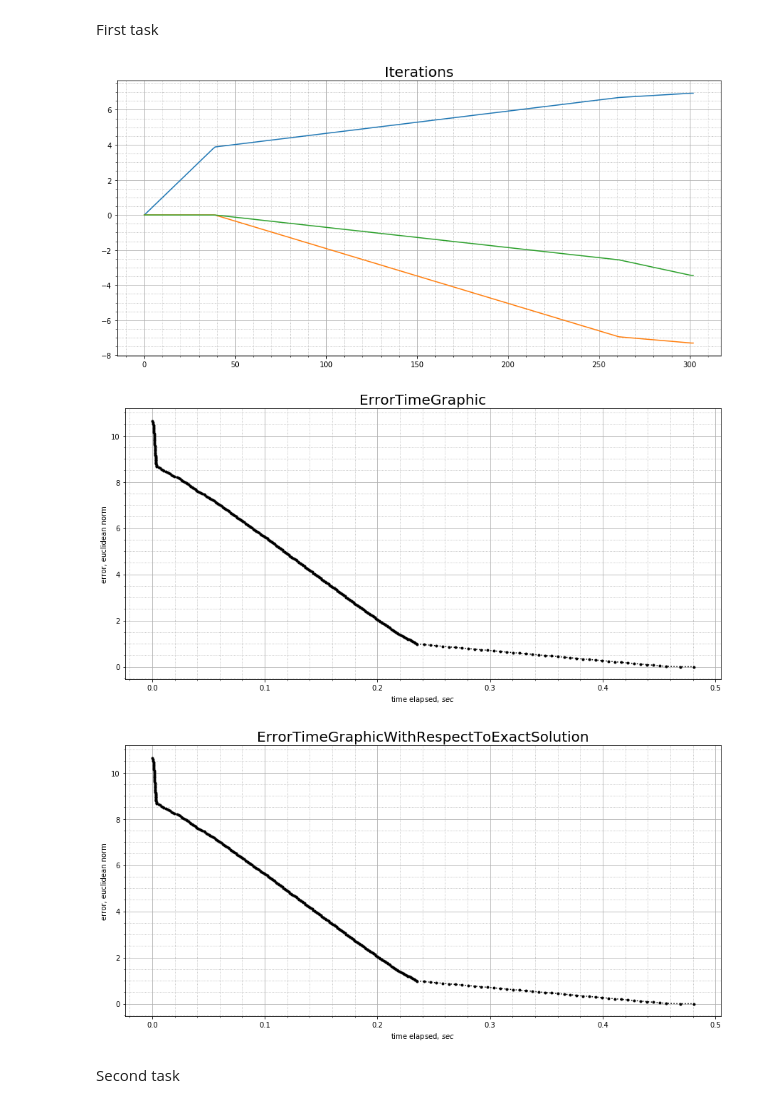
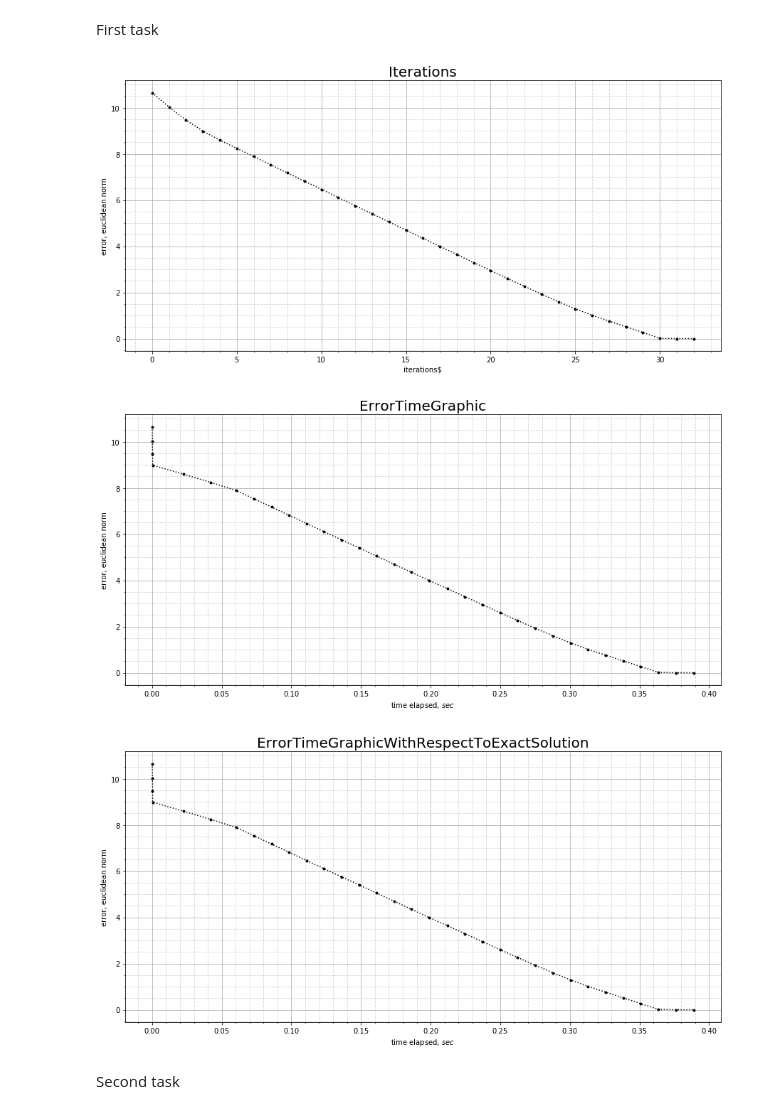
Before and after one commit to KaEuAn/ConvexOptimisationProject, a Jupyter notebook: MethodsOptimisationRealisation.ipynb, the cells around one changed output. Drawn from its saved outputs; the diff is of its cells as text; code cells hidden in the pictures.

```diff
--- a/MethodsOptimisationRealisation.ipynb
+++ b/MethodsOptimisationRealisation.ipynb
@@ -10,42 +10,44 @@ First task
 import numpy as np
 from opt_project import task_1
 from opt_project.methods.first_order_methods import simple_gd
+from opt_project.methods.first_order_methods.step_sizes import ArmijoStepSize
 from opt_project.methods.first_order_methods.step_sizes import ConstantStepSize
 from opt_project.stop_criterias import ydiff_stop_crit
 
 a = np.array([1., 0., 0.])
 b = np.array([1,])
 F = np.array([
     [76.3402909013, 27.3236913435, 10.0695823542],
     [-27.5962812192, -62.9012921655, 17.7348207564],
     [-26.2012001069, 19.1239055741, 58.1525657745],
     [-22.5428095751, 16.4536952479, -85.9569688851]
 ])
 g = np.array([
     295.7266088536,
     206.8060288566,
     22.2680415867,
     19.1588255138
 ])
 
 oracle = task_1.first_order_oracle(a, b)
 constraints = task_1.constraints(F, g)
 criteria = ydiff_stop_crit(0.0001)
 
 gradient_descent_task = simple_gd(oracle, constraints)
 gradient_descent_task.set_init_position(np.array([0.,0.,0.]))
-gradient_descent_task.set_step_size(ConstantStepSize(0.1))
+stp_size = ConstantStepSize(alpha=1)
+gradient_descent_task.set_step_size(stp_size)
 
 result = gradient_descent_task.make(criteria)
-result.Show("Iterations")
+result.ShowIterations("Iterations")
 result.ShowTime("ErrorTimeGraphic")
 exact_solution = np.array([6.941866360728454, -7.303665236134947, -3.441492677150564])
 result.InitializeExactSolution(exact_solution)
 result.ShowTime("ErrorTimeGraphicWithRespectToExactSolution")
 # %% [output]
-[figure, old version]
+[figure, new version]
-[figure, old version]
+[figure, new version]
-[figure, old version]
+[figure, new version]
 # %% [markdown]
 Second task
 # %%
```
Also changed, not shown: parts of 2 cells of this notebook, 5 other files.
